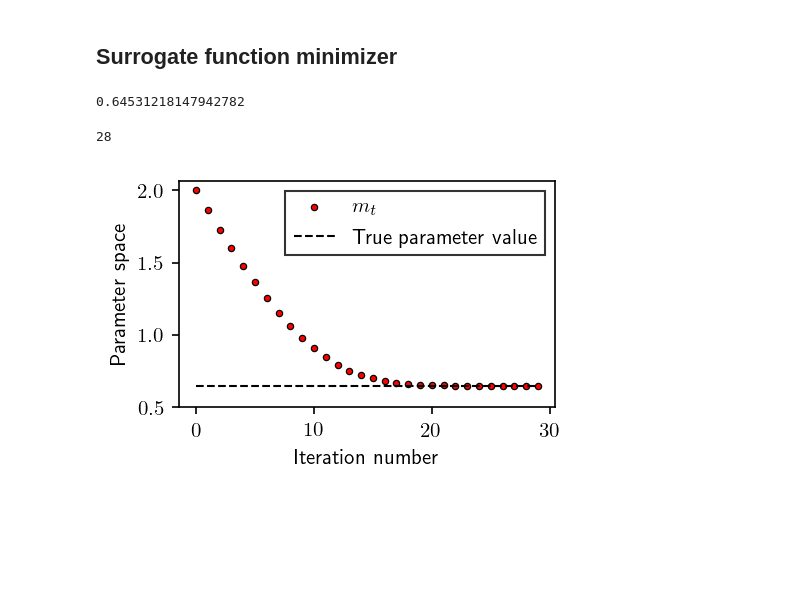
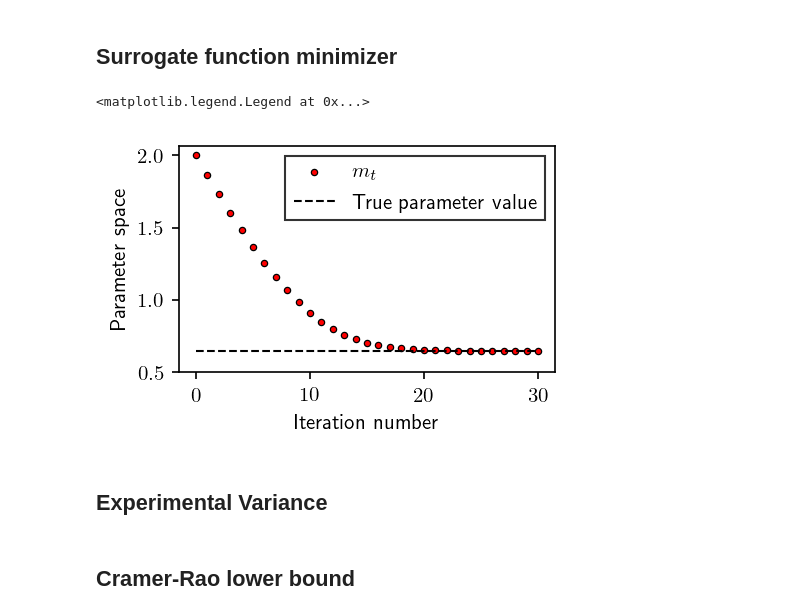
Before and after one commit to mirca/acceptance-rejection, a Jupyter notebook: examples/majorization_minimization_lower_bounds.ipynb, the cells around one changed output. Saved outputs shown, nothing was run; the diff lists cells and outputs as text; code cells hidden in the pictures; blank space fills up the shorter version.

```diff
--- a/examples/majorization_minimization_lower_bounds.ipynb
+++ b/examples/majorization_minimization_lower_bounds.ipynb
@@ -80,24 +80,17 @@ plt.plot(m, surrogate(m, mt))
 It's correct!
 # %% [markdown]
 ## Surrogate function minimizer
-# %%
-mt = 2.
-mt_update_array = [mt]
 # %%
-i = 0
-while True:
-    mt_update = mt + (1 + math.log(mt/omega) - sps.digamma(mt)
-                 + (2 * np.sum(np.log(h)) - np.sum(h **2) / omega) / n) / p
-    mt_update_array.append(mt_update)
-    if abs(mt - mt_update) < 1e-4:
-        break
-    mt = mt_update
-    i += 1
+def m_estimator(h, mt):
+    n = len(h)
+    i = 0
+    mt_update_array = [mt]
+    while True:
+        mt_update = mt + (1 + math.log(mt/omega) - sps.digamma(mt)
+                     + (2 * np.sum(np.log(h)) - np.sum(h **2) / omega) / n) / p
+        mt_update_array.append(mt_update)
+        if abs(mt - mt_update) < 1e-5:
+            break
+        mt = mt_update
+        i += 1
+    return mt_update, mt_update_array
-# %%
-mt_update
-# %% [output]
-0.64531218147942782
-# %%
-i
-# %% [output]
-28
@@ -110,11 +97,18 @@ for j in range(len(mt_update_array)):
+# %%
+mt_update, mt_update_array = m_estimator(h, mt)
+# %%
+ii = len(mt_update_array)
 # %%
 plt.figure(figsize=(3.2360679775, 2))
-plt.plot(np.arange(0, i+2), mt_update_array, 'o', color='red', markeredgecolor='k', mew=.6, markersize=3., label=r"$m_{t}$")
-plt.plot(np.arange(0, i+2), nu*np.ones(i+2), 'k--', linewidth=1, label=r"True parameter value")
+plt.plot(np.arange(0, ii), mt_update_array, 'o', color='red', markeredgecolor='k', mew=.6, markersize=3., label=r"$m_{t}$")
+plt.plot(np.arange(0, ii), nu*np.ones(ii), 'k--', linewidth=1, label=r"True parameter value")
 plt.ylim(.5,)
 plt.xlabel('Iteration number')
 plt.ylabel('Parameter space')
 plt.legend(fancybox=False, numpoints=1, edgecolor='k')
 plt.savefig('mm.ps', transparent=True, bbox_inches='tight', pad_inches=.1)
 # %% [output]
+<matplotlib.legend.Legend at 0x...>
-[figure, old version]
+[figure, new version]
+# %% [markdown]
+## Experimental Variance
@@ -120,0 +130,2 @@ plt.savefig('mm.ps', transparent=True, bbox_inches='tight', pad_inches=.1)
+# %% [markdown]
+## Cramer-Rao lower bound
```
Also changed, not shown: parts of 11 cells of this notebook, 4 other files.
